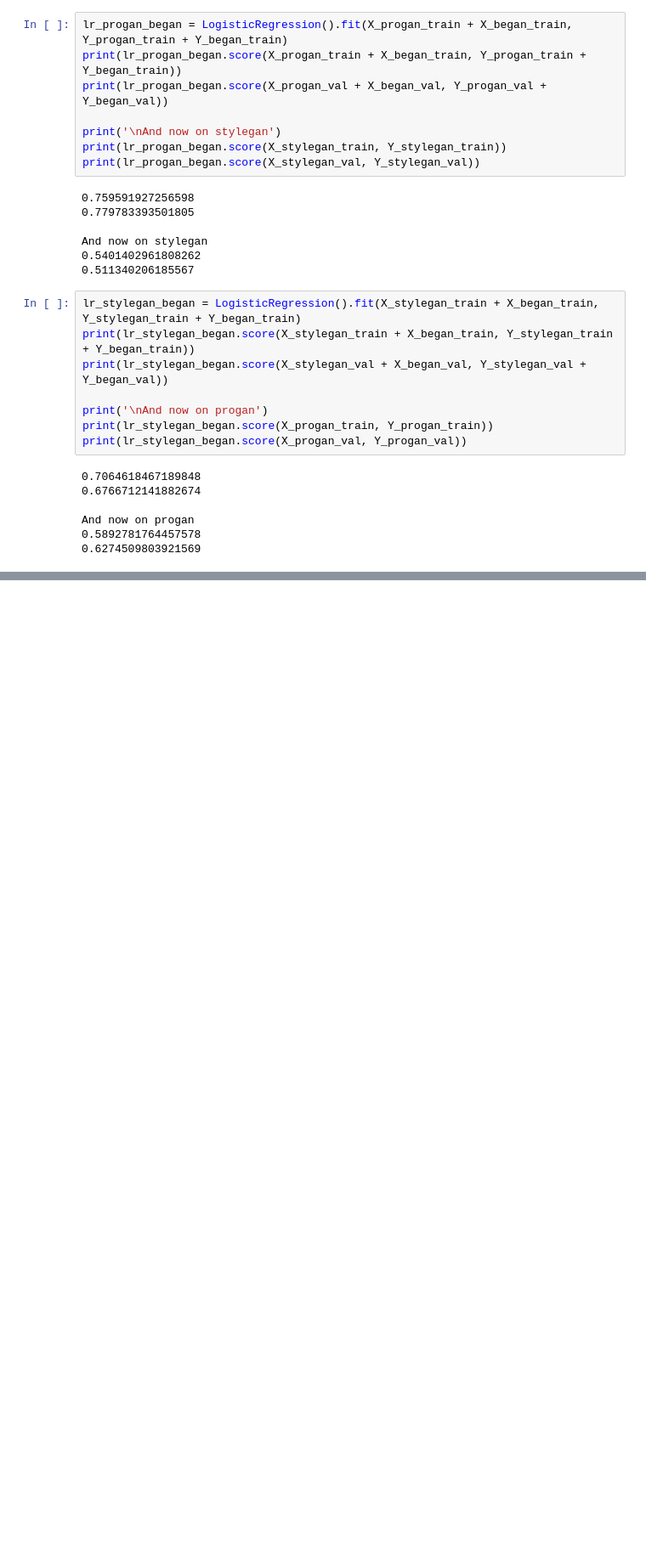
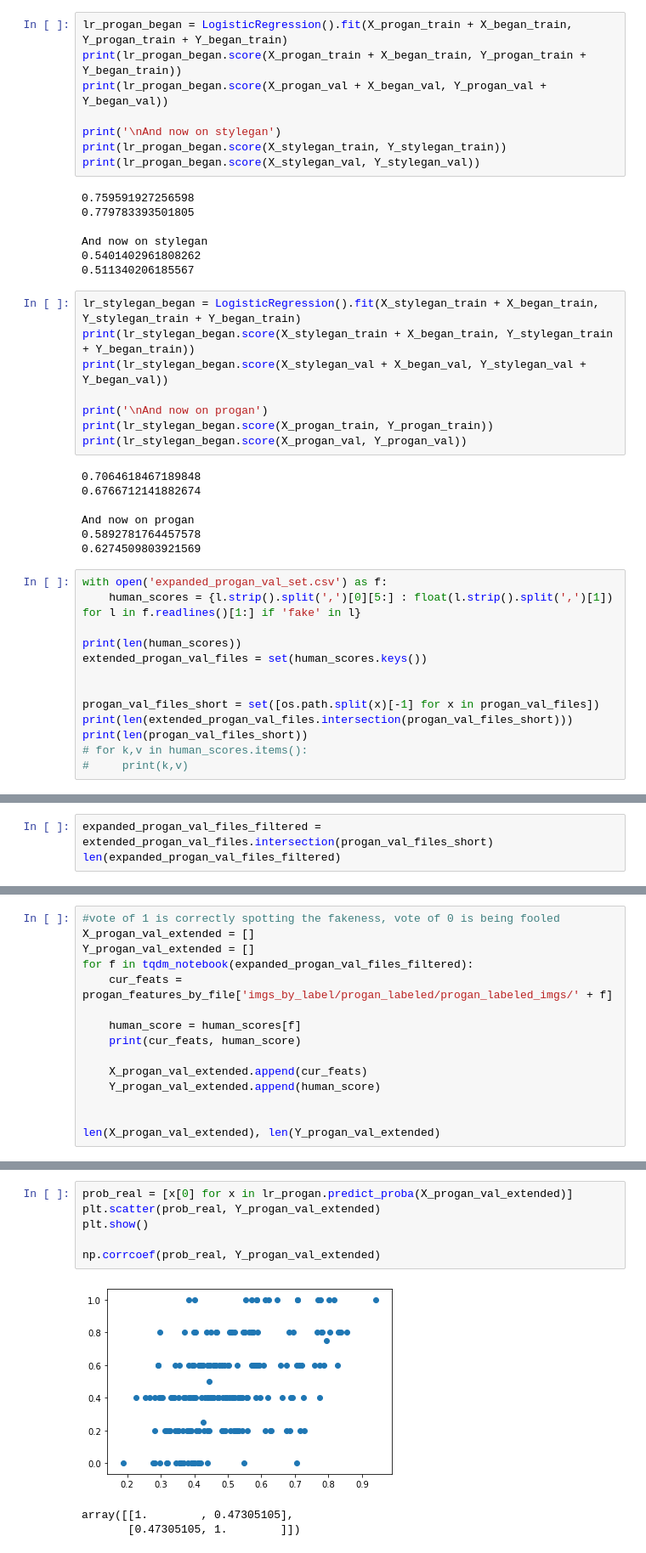
Before and after one commit to kolchinski/humanception-score, a Jupyter notebook: distances/All_experiments.ipynb, the cells around one changed output, grey strips where cells are left out. Shown at 85% size. Saved outputs shown, nothing was run; the diff lists cells and outputs as text; blank space fills up the shorter version.

Commit message:
Expanded val set experiment

```diff
--- a/distances/All_experiments.ipynb
+++ b/distances/All_experiments.ipynb
@@ -366,3 +391,16 @@ print(lr_stylegan_began.score(X_progan_val, Y_progan_val))
 And now on progan
 0.5892781764457578
 0.6274509803921569
+# %%
+with open('expanded_progan_val_set.csv') as f:
+    human_scores = {l.strip().split(',')[0][5:] : float(l.strip().split(',')[1]) for l in f.readlines()[1:] if 'fake' in l}
+
+print(len(human_scores))
+extended_progan_val_files = set(human_scores.keys())
+
+
+progan_val_files_short = set([os.path.split(x)[-1] for x in progan_val_files])
+print(len(extended_progan_val_files.intersection(progan_val_files_short)))
+print(len(progan_val_files_short))
+# for k,v in human_scores.items():
+#     print(k,v)
@@ -368,0 +411,3 @@ And now on progan
+# %%
+expanded_progan_val_files_filtered = extended_progan_val_files.intersection(progan_val_files_short)
+len(expanded_progan_val_files_filtered)
@@ -368,0 +416,15 @@ And now on progan
+# %%
+#vote of 1 is correctly spotting the fakeness, vote of 0 is being fooled
+X_progan_val_extended = []
+Y_progan_val_extended = []
+for f in tqdm_notebook(expanded_progan_val_files_filtered):
+    cur_feats = progan_features_by_file['imgs_by_label/progan_labeled/progan_labeled_imgs/' + f]
+
+    human_score = human_scores[f]
+    print(cur_feats, human_score)
+
+    X_progan_val_extended.append(cur_feats)
+    Y_progan_val_extended.append(human_score)
+
+
+len(X_progan_val_extended), len(Y_progan_val_extended)
@@ -368,0 +451,10 @@ And now on progan
+# %%
+prob_real = [x[0] for x in lr_progan.predict_proba(X_progan_val_extended)]
+plt.scatter(prob_real, Y_progan_val_extended)
+plt.show()
+
+np.corrcoef(prob_real, Y_progan_val_extended)
+# %% [output]
+[figure, added]
+array([[1.        , 0.47305105],
+       [0.47305105, 1.        ]])
```
Also changed, not shown: parts of 6 cells of this notebook, 1 other file.
